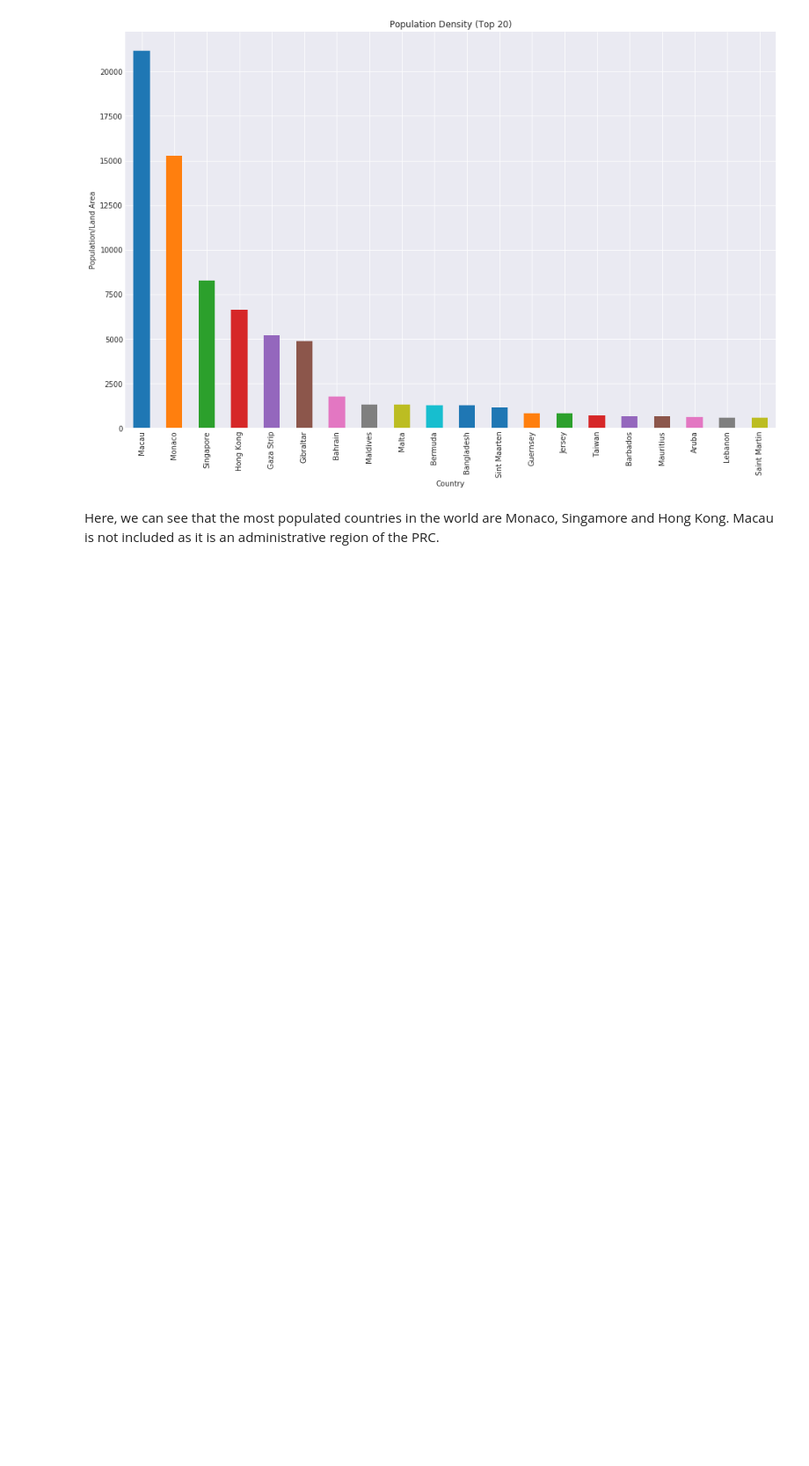
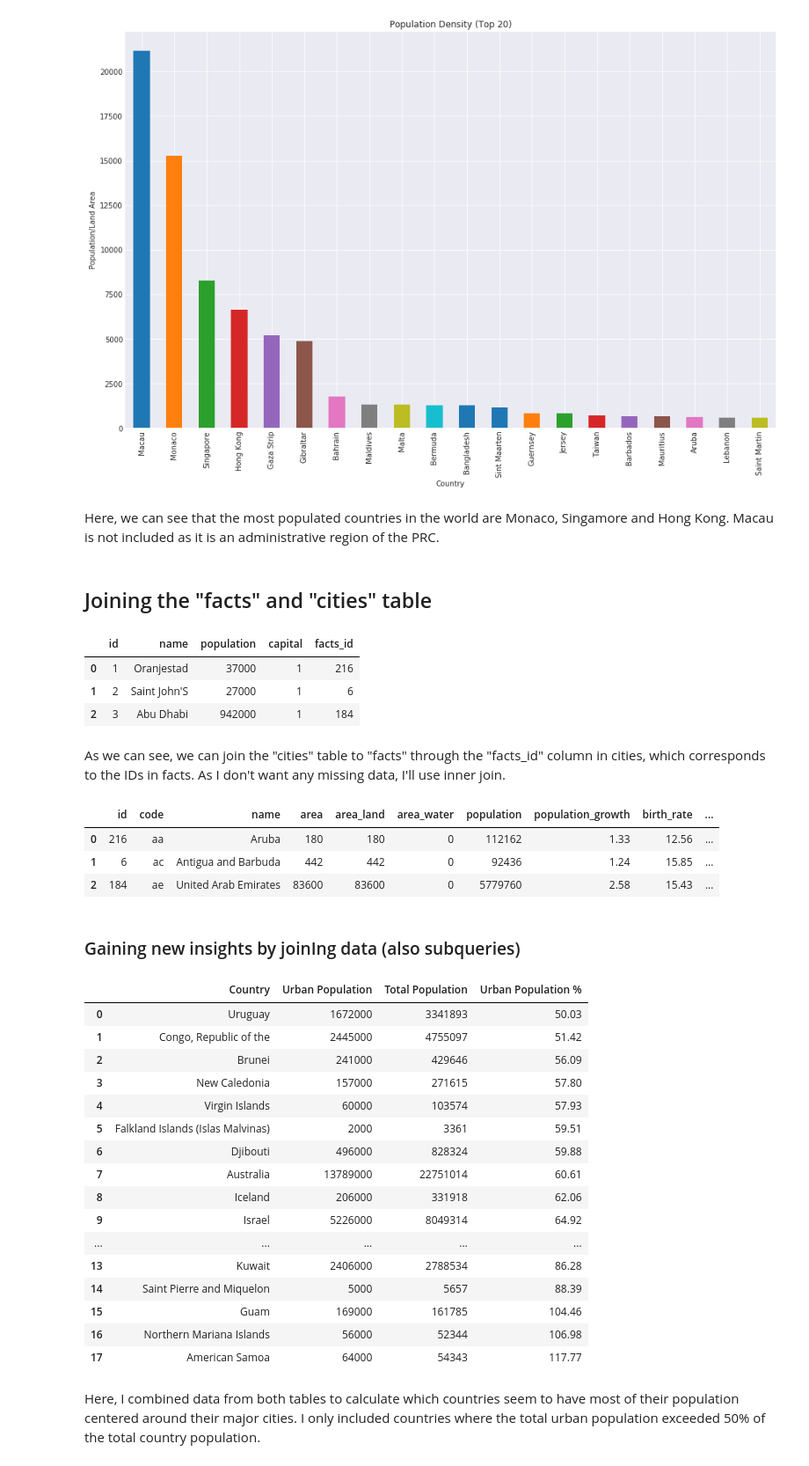
Before and after one commit to yeachan153/Using-SQL, a Jupyter notebook: Using SQLite3 to explore and join data - Pandas and Seaborn to plot.ipynb, the cells around one changed output. Shown at 88% size. Drawn from its saved outputs; the diff is of its cells as text; code cells hidden in the pictures; blank space fills up the shorter version.

Commit message:
added joins and subqueries

```diff
--- a/Using SQLite3 to explore data - Pandas and Seaborn to plot.ipynb
+++ b/Using SQLite3 to explore and join data - Pandas and Seaborn to plot.ipynb
@@ -163,3 +163,55 @@ plt.show()
 [figure]
 # %% [markdown]
 Here, we can see that the most populated countries in the world are Monaco, Singamore and Hong Kong. Macau is not included as it is an administrative region of the PRC.
+# %% [markdown]
+## Joining the "facts" and "cities" table
+# %%
+query = "SELECT * FROM cities LIMIT 3"
+pd.read_sql_query(query, conn)
+# %% [output]
+|  | id | name | population | capital | facts_id |
+| 0 | 1 | Oranjestad | 37000 | 1 | 216 |
+| 1 | 2 | Saint John'S | 27000 | 1 | 6 |
+| 2 | 3 | Abu Dhabi | 942000 | 1 | 184 |
+# %% [markdown]
+As we can see, we can join the "cities" table to "facts" through the "facts_id" column in cities, which corresponds to the IDs in facts. As I don't want any missing data, I'll use inner join.
+# %%
+query = "SELECT * FROM facts f INNER JOIN cities c ON f.id = c.facts_id LIMIT 3"
+pd.read_sql_query(query,conn)
+# %% [output]
+|  | id | code | name | area | area_land | area_water | population | population_growth | birth_rate | ... |
+| 0 | 216 | aa | Aruba | 180 | 180 | 0 | 112162 | 1.33 | 12.56 | ... |
+| 1 | 6 | ac | Antigua and Barbuda | 442 | 442 | 0 | 92436 | 1.24 | 15.85 | ... |
+| 2 | 184 | ae | United Arab Emirates | 83600 | 83600 | 0 | 5779760 | 2.58 | 15.43 | ... |
+# %% [markdown]
+### Gaining new insights by joinIng data (also subqueries)
+# %%
+query = ("SELECT f.name Country, c.urban_pop \"Urban Population\", f.population \"Total Population\", ROUND(CAST(c.urban_pop as FLOAT)/f.population*100, 2) \"Urban Population %\" "
+         "FROM facts f "
+         "INNER JOIN (SELECT f.name Country, SUM(c.population) urban_pop FROM facts f INNER JOIN cities c on c.facts_id = f.id GROUP BY f.name ORDER BY 1) "
+         "c ON f.name = c.Country "
+         "WHERE \"Urban Population %\" > 50 "
+         "ORDER BY \"Urban Population %\" ASC"
+         )
+
+pd.read_sql_query(query,conn)
+# %% [output]
+|  | Country | Urban Population | Total Population | Urban Population % |
+| 0 | Uruguay | 1672000 | 3341893 | 50.03 |
+| 1 | Congo, Republic of the | 2445000 | 4755097 | 51.42 |
+| 2 | Brunei | 241000 | 429646 | 56.09 |
+| 3 | New Caledonia | 157000 | 271615 | 57.80 |
+| 4 | Virgin Islands | 60000 | 103574 | 57.93 |
+| 5 | Falkland Islands (Islas Malvinas) | 2000 | 3361 | 59.51 |
+| 6 | Djibouti | 496000 | 828324 | 59.88 |
+| 7 | Australia | 13789000 | 22751014 | 60.61 |
+| 8 | Iceland | 206000 | 331918 | 62.06 |
+| 9 | Israel | 5226000 | 8049314 | 64.92 |
+| ... | ... | ... | ... | ... |
+| 13 | Kuwait | 2406000 | 2788534 | 86.28 |
+| 14 | Saint Pierre and Miquelon | 5000 | 5657 | 88.39 |
+| 15 | Guam | 169000 | 161785 | 104.46 |
+| 16 | Northern Mariana Islands | 56000 | 52344 | 106.98 |
+| 17 | American Samoa | 64000 | 54343 | 117.77 |
+# %% [markdown]
+Here, I combined data from both tables to calculate which countries seem to have most of their population centered around their major cities. I only included countries where the total urban population exceeded 50% of the total country population.
```
Also changed, not shown: parts of 4 cells of this notebook.
